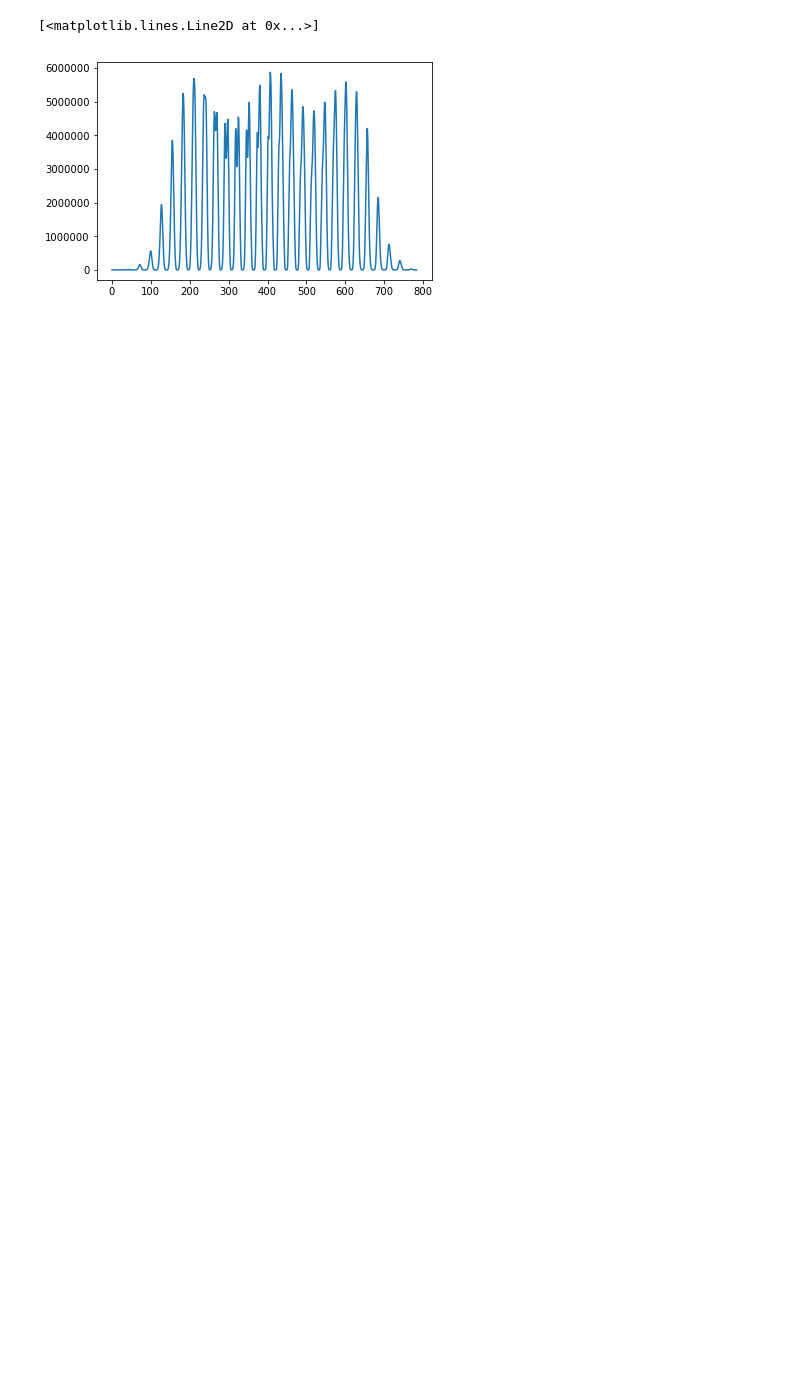
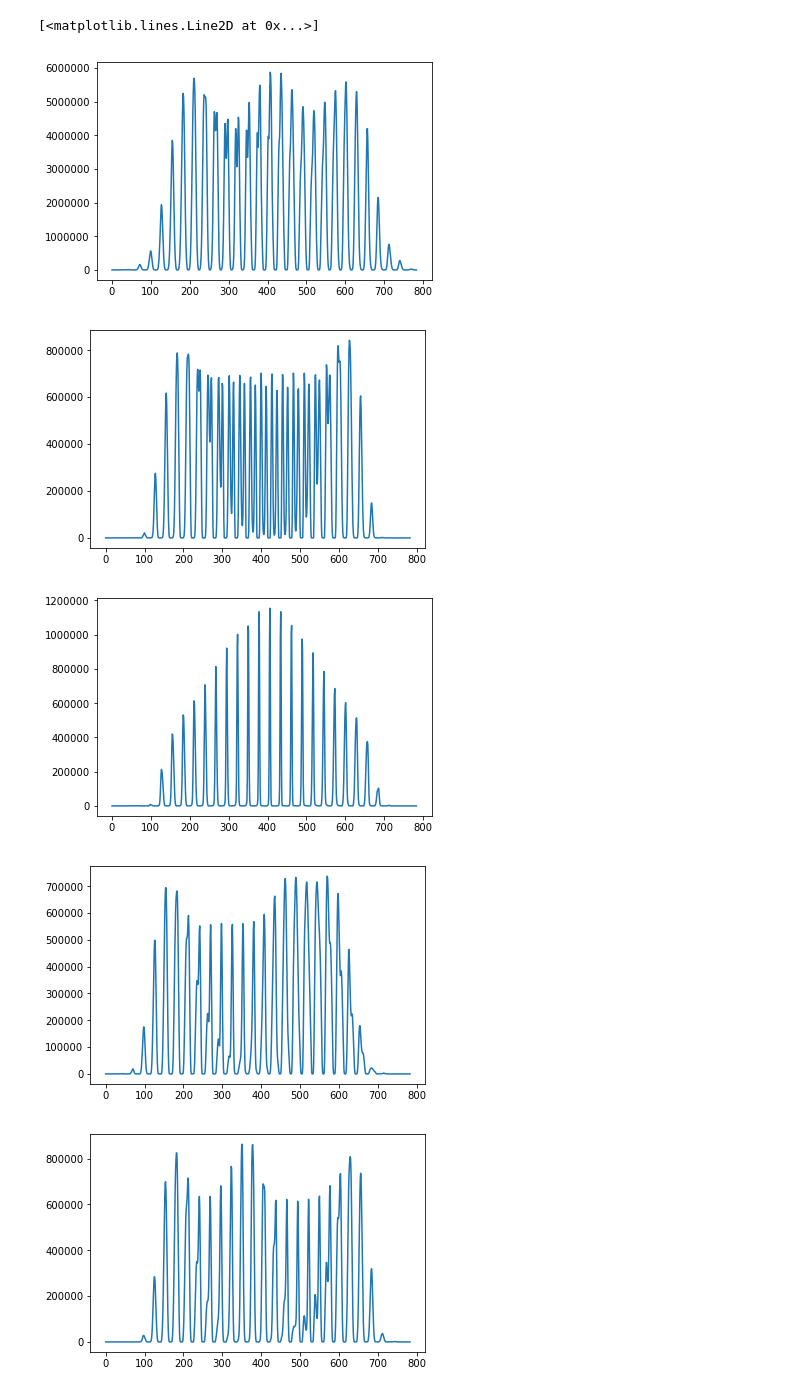
Before and after one commit to tomk2005/Kaggle, a Jupyter notebook: Digits_recognize.ipynb, the cells around one changed output. Drawn from its saved outputs; the diff is of its cells as text; code cells hidden in the pictures; blank space fills up the shorter version.

```diff
--- a/Digits_recognize.ipynb
+++ b/Digits_recognize.ipynb
@@ -50,3 +48,13 @@ plt.plot(df_x.sum().as_matrix())
 # %% [output]
 [<matplotlib.lines.Line2D at 0x...>]
 [figure]
+# %%
+#Thinking of trimming the edges, however different letters are centered differently on average, will bias the score
+for i in range(10):
+    plt.figure();
+    plt.plot(df[df['label']==i].drop(['label'],axis=1).sum().as_matrix())
+# %% [output]
+[figure, added]
+[figure, added]
+[figure, added]
+[figure, added]
```
Also changed, not shown: parts of 47 cells of this notebook, 1 other file.
